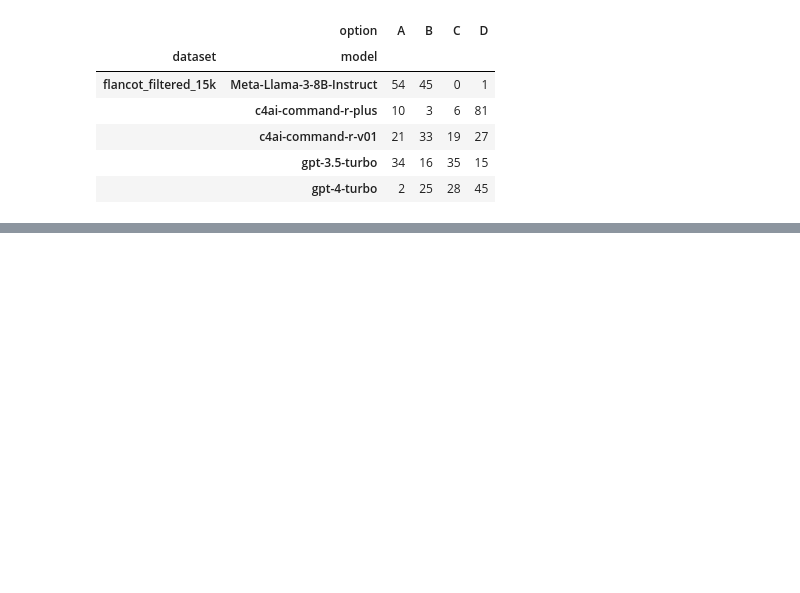
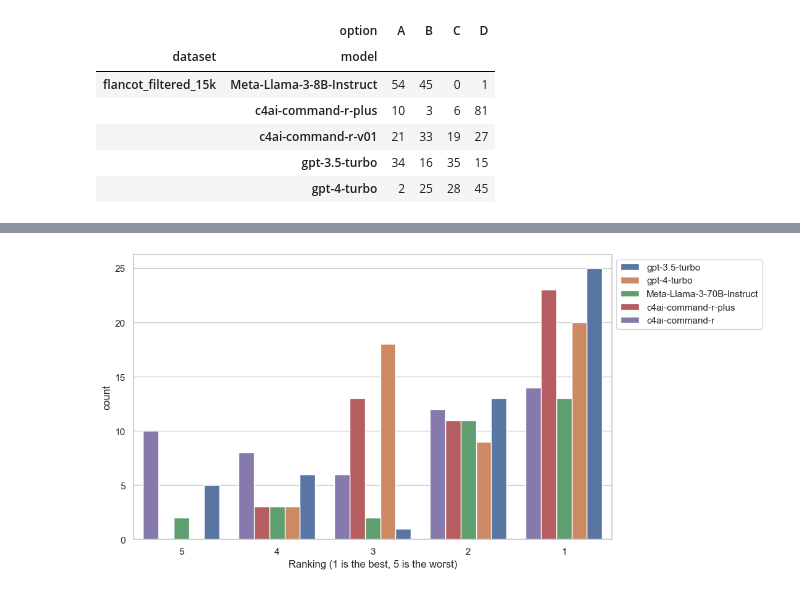
Before and after one commit to simonucl/Seq_IT, a Jupyter notebook: self-seq/data/analyse_results.ipynb, the cells around one changed output, grey strips where cells are left out. Saved outputs shown, nothing was run; the diff lists cells and outputs as text; code cells hidden in the pictures; blank space fills up the shorter version.

```diff
--- a/self-seq/data/analyse_results.ipynb
+++ b/self-seq/data/analyse_results.ipynb
@@ -121,3 +135,15 @@ df.groupby(["dataset", "model", "option"]).size().unstack(fill_value=0)
 |  | c4ai-command-r-v01 | 21 | 33 | 19 | 27 |
 |  | gpt-3.5-turbo | 34 | 16 | 35 | 15 |
 |  | gpt-4-turbo | 2 | 25 | 28 | 45 |
+# %%
+annotated = pd.read_csv("Alpaca-seqit-annotation - Pipeline sef-sequential.csv")
+annotated
+# caculate the mean of overall rating, refinement quality among models
+# annotated.groupby(["model"]).mean()
+# keep only the relevant columns
+annotated = annotated[["idx", "model", 'Overall Rating (1-5)', 'Refinement Quality', 'Ranking of the new instructions']]
+# rename all model name start with c4ai-command-r-v to c4ai-command-r
+annotated["model"] = annotated["model"].apply(lambda x: "c4ai-command-r" if "c4ai-command-r-v" in x else x)
+# for idx between 127 to 249, map the refinemane quality {1: 1, 2: 3, 3: 5}
+annotated.iloc[0: 126, 3] = annotated.iloc[0: 126, 3].map({1: 1, 2: 1.5, 3: 2, 4: 2.5, 5: 3})
+annotated
@@ -123,0 +177,18 @@ df.groupby(["dataset", "model", "option"]).size().unstack(fill_value=0)
+# %%
+# plot the distribution of Ranking of the new instructions among models discretely, with ranking as x-axis and count as y-axis
+# don't stack the bars but plot them side by side, don't rotate the x-axis labels, put the legend outside the plot, plot the bar chart with '/'
+# remap the x-axis with integer values
+import matplotlib.pyplot as plt
+import seaborn as sns
+sns.set_theme(style="whitegrid")
+plt.figure(figsize=(10, 6))
+# plot the 5 on the left and 1 on the right
+ax = sns.countplot(data=annotated, x='Ranking of the new instructions', hue='model', dodge=True)
+ax.set_xticklabels([1, 2, 3, 4, 5])
+plt.legend(loc='upper left', bbox_to_anchor=(1, 1))
+# have the x label as 'Ranking, 1 is the best, 5 is the worst'
+plt.xlabel("Ranking (1 is the best, 5 is the worst)")
+plt.xlim(reversed(plt.xlim()))
+plt.show()
+# %% [output]
+[figure, added]
```
Also changed, not shown: parts of 4 cells of this notebook, 5 other files.
